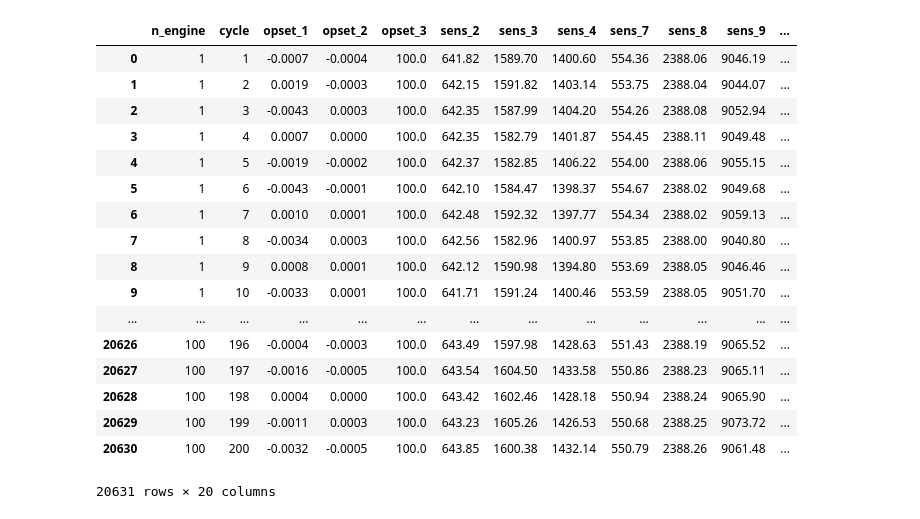
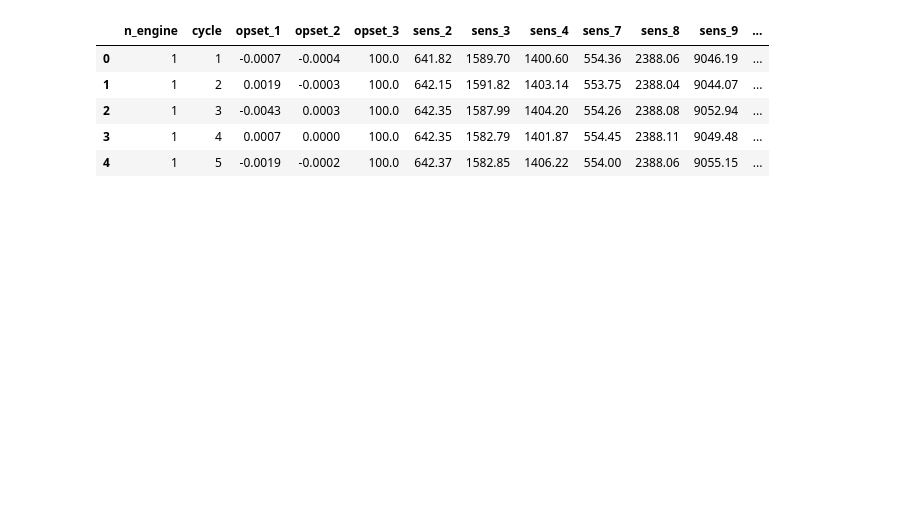
Before and after one commit to farayal/memoria_turbofan, a Jupyter notebook: turbofan.ipynb, the cells around one changed output. Saved outputs shown, nothing was run; the diff lists cells and outputs as text; code cells hidden in the pictures; blank space fills up the shorter version.

```diff
--- a/turbofan.ipynb
+++ b/turbofan.ipynb
@@ -47,24 +25,12 @@ for i in range(1,df['n_engine'].max() + 1):
 df['RUL'] = RUL_temp
 df['RUL'] = df['RUL'].astype(int)
 # %%
-df
+df.head()
 # %% [output]
 |  | n_engine | cycle | opset_1 | opset_2 | opset_3 | sens_2 | sens_3 | sens_4 | sens_7 | sens_8 | sens_9 | ... |
 | 0 | 1 | 1 | -0.0007 | -0.0004 | 100.0 | 641.82 | 1589.70 | 1400.60 | 554.36 | 2388.06 | 9046.19 | ... |
 | 1 | 1 | 2 | 0.0019 | -0.0003 | 100.0 | 642.15 | 1591.82 | 1403.14 | 553.75 | 2388.04 | 9044.07 | ... |
 | 2 | 1 | 3 | -0.0043 | 0.0003 | 100.0 | 642.35 | 1587.99 | 1404.20 | 554.26 | 2388.08 | 9052.94 | ... |
 | 3 | 1 | 4 | 0.0007 | 0.0000 | 100.0 | 642.35 | 1582.79 | 1401.87 | 554.45 | 2388.11 | 9049.48 | ... |
 | 4 | 1 | 5 | -0.0019 | -0.0002 | 100.0 | 642.37 | 1582.85 | 1406.22 | 554.00 | 2388.06 | 9055.15 | ... |
-| 5 | 1 | 6 | -0.0043 | -0.0001 | 100.0 | 642.10 | 1584.47 | 1398.37 | 554.67 | 2388.02 | 9049.68 | ... |
-| 6 | 1 | 7 | 0.0010 | 0.0001 | 100.0 | 642.48 | 1592.32 | 1397.77 | 554.34 | 2388.02 | 9059.13 | ... |
-| 7 | 1 | 8 | -0.0034 | 0.0003 | 100.0 | 642.56 | 1582.96 | 1400.97 | 553.85 | 2388.00 | 9040.80 | ... |
-| 8 | 1 | 9 | 0.0008 | 0.0001 | 100.0 | 642.12 | 1590.98 | 1394.80 | 553.69 | 2388.05 | 9046.46 | ... |
-| 9 | 1 | 10 | -0.0033 | 0.0001 | 100.0 | 641.71 | 1591.24 | 1400.46 | 553.59 | 2388.05 | 9051.70 | ... |
-| ... | ... | ... | ... | ... | ... | ... | ... | ... | ... | ... | ... | ... |
-| 20626 | 100 | 196 | -0.0004 | -0.0003 | 100.0 | 643.49 | 1597.98 | 1428.63 | 551.43 | 2388.19 | 9065.52 | ... |
-| 20627 | 100 | 197 | -0.0016 | -0.0005 | 100.0 | 643.54 | 1604.50 | 1433.58 | 550.86 | 2388.23 | 9065.11 | ... |
-| 20628 | 100 | 198 | 0.0004 | 0.0000 | 100.0 | 643.42 | 1602.46 | 1428.18 | 550.94 | 2388.24 | 9065.90 | ... |
-| 20629 | 100 | 199 | -0.0011 | 0.0003 | 100.0 | 643.23 | 1605.26 | 1426.53 | 550.68 | 2388.25 | 9073.72 | ... |
-| 20630 | 100 | 200 | -0.0032 | -0.0005 | 100.0 | 643.85 | 1600.38 | 1432.14 | 550.79 | 2388.26 | 9061.48 | ... |
-20631 rows × 20 columns
 # %%
```
Also changed, not shown: parts of 14 cells of this notebook.
